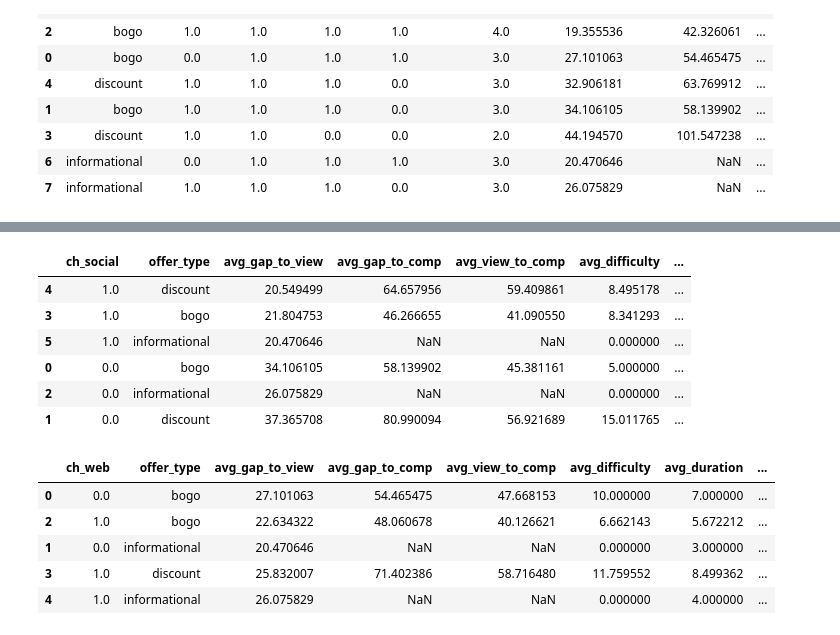
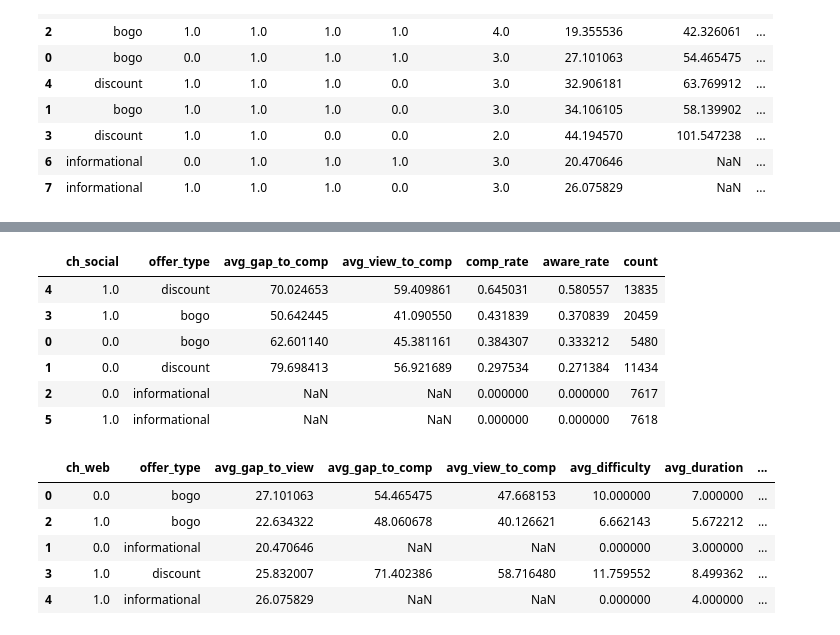
Before and after one commit to rladbstj56/practice_project, a Jupyter notebook: Myun_EDA/03_analysis_final_mine.ipynb, the cells around one changed output, grey strips where cells are left out. Saved outputs shown, nothing was run; the diff lists cells and outputs as text; code cells hidden in the pictures.

```diff
--- a/Myun_EDA/03_analysis_final_mine.ipynb
+++ b/Myun_EDA/03_analysis_final_mine.ipynb
@@ -554,0 +665,14 @@ channel_df_rate.sort_values(by=['avg_view_to_comp'], ascending=[True])
+# %%
+without_luck = df[df['completed_without_prior_view']==0].copy() # 운 좋게 인지하지도 않은 상태에서 완료된 건은 제외
+
+# 채널별, 채널수별 gap_to_complete, gap_view_to_complete, is_completed, completed_with_prior_view 보는 것 : 자연 발생 거래는 제외
+# --> avg_gap_to_comp나 avg_view_to_comp는 오퍼 타입에 더 연관
+# --> comp_rate과 aware_rate 위주로 확인!
+channel_df_rate = without_luck.groupby(['ch_web', 'ch_email', 'ch_mobile', 'ch_social', 'channel_count']).agg(
+    avg_gap_to_comp = ('gap_to_complete', 'mean'),
+    avg_view_to_comp = ('gap_view_to_complete', 'mean'),
+    comp_rate = ('is_completed', 'mean'),
+    aware_rate = ('completed_with_prior_view', 'mean'),
+    count = ('gender', 'size')
+).reset_index()
+channel_df_rate.sort_values(by=['aware_rate'], ascending=[False])
@@ -579,29 +880,24 @@ channel_offertype_df_rate.sort_values(by=['aware_rate'], ascending=[False])
 # %%
 # 소셜 채널의 유무가 각 지표에 미치는 차이 비교
-social_df = df.groupby(['ch_social', 'offer_type']).agg(
-        avg_gap_to_view = ('gap_to_view', 'mean'),
+social_df = without_luck.groupby(['ch_social', 'offer_type']).agg(
     avg_gap_to_comp = ('gap_to_complete', 'mean'),
     avg_view_to_comp = ('gap_view_to_complete', 'mean'),
-    avg_difficulty = ('difficulty', 'mean'),
-    avg_duration = ('duration', 'mean'),
-    view_rate = ('is_viewed', 'mean'),
     comp_rate = ('is_completed', 'mean'),
     aware_rate = ('completed_with_prior_view', 'mean'),
-    unaware_rate = ('completed_without_prior_view', 'mean'),
     count = ('gender', 'size')
 ).reset_index()
-social_df.sort_values(by=['view_rate'], ascending=[False])
+social_df.sort_values(by=['aware_rate'], ascending=[False])
 # discount, ch_social=1의 경우, 인지를 한 후 완료를 한 고객은 반 이상이다
 # discount, ch_social=0의 경우, 인지를 한 후 완료를 한 고객은 20퍼센트밖에 되지 않는다
 # 즉, 소셜 채널을 활용했을 때 고객이 오퍼를 인지하고 실제 구매로 연결될 확률이 약 2.6배나 높음 --> 소셜 채널은 핵심 채널!
 # %% [output]
-|  | ch_social | offer_type | avg_gap_to_view | avg_gap_to_comp | avg_view_to_comp | avg_difficulty | ... |
-| 4 | 1.0 | discount | 20.549499 | 64.657956 | 59.409861 | 8.495178 | ... |
-| 3 | 1.0 | bogo | 21.804753 | 46.266655 | 41.090550 | 8.341293 | ... |
-| 5 | 1.0 | informational | 20.470646 | NaN | NaN | 0.000000 | ... |
-| 0 | 0.0 | bogo | 34.106105 | 58.139902 | 45.381161 | 5.000000 | ... |
-| 2 | 0.0 | informational | 26.075829 | NaN | NaN | 0.000000 | ... |
-| 1 | 0.0 | discount | 37.365708 | 80.990094 | 56.921689 | 15.011765 | ... |
+|  | ch_social | offer_type | avg_gap_to_comp | avg_view_to_comp | comp_rate | aware_rate | count |
+| 4 | 1.0 | discount | 70.024653 | 59.409861 | 0.645031 | 0.580557 | 13835 |
+| 3 | 1.0 | bogo | 50.642445 | 41.090550 | 0.431839 | 0.370839 | 20459 |
+| 0 | 0.0 | bogo | 62.601140 | 45.381161 | 0.384307 | 0.333212 | 5480 |
+| 1 | 0.0 | discount | 79.698413 | 56.921689 | 0.297534 | 0.271384 | 11434 |
+| 2 | 0.0 | informational | NaN | NaN | 0.000000 | 0.000000 | 7617 |
+| 5 | 1.0 | informational | NaN | NaN | 0.000000 | 0.000000 | 7618 |
 # %%
 # 웹 채널의 유무가 각 지표에 미치는 차이 비교
 web_df = df.groupby(['ch_web', 'offer_type']).agg(
```
Also changed, not shown: parts of 15 cells of this notebook, 1 other file.
